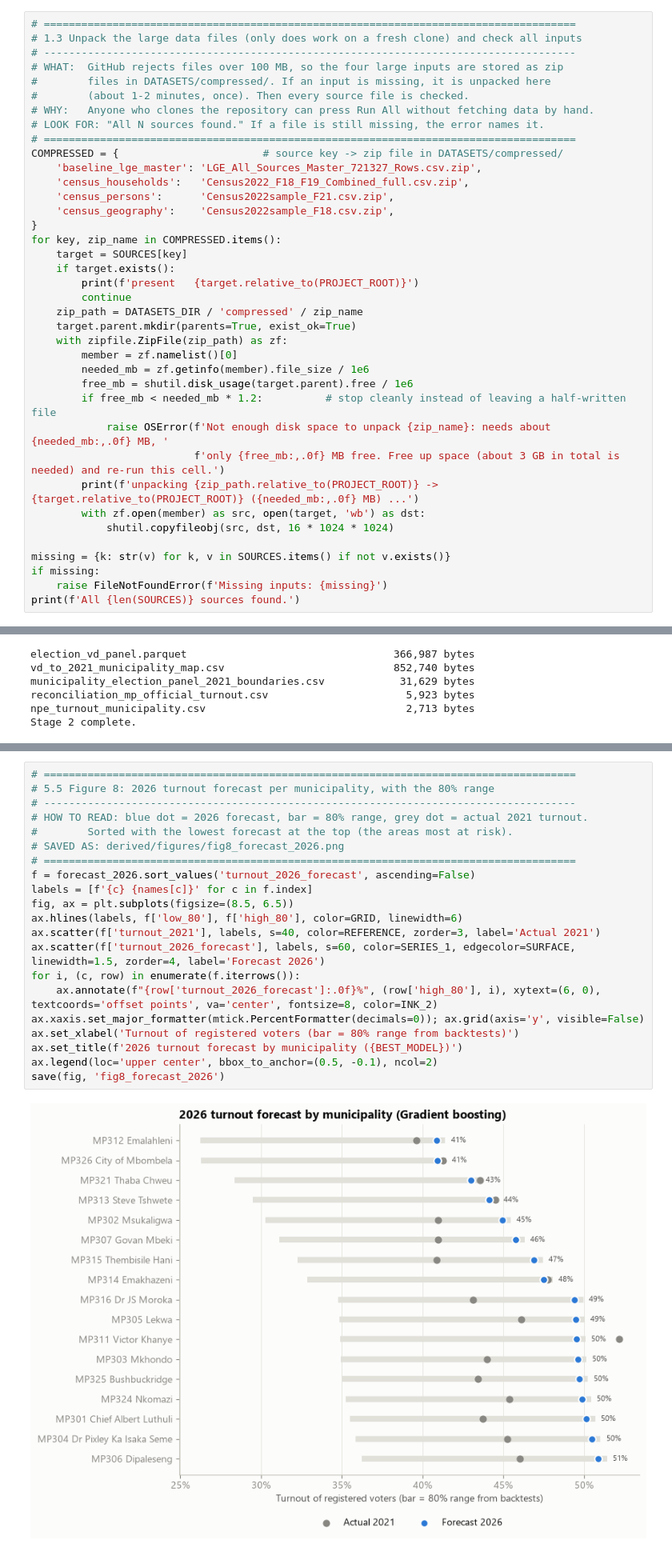
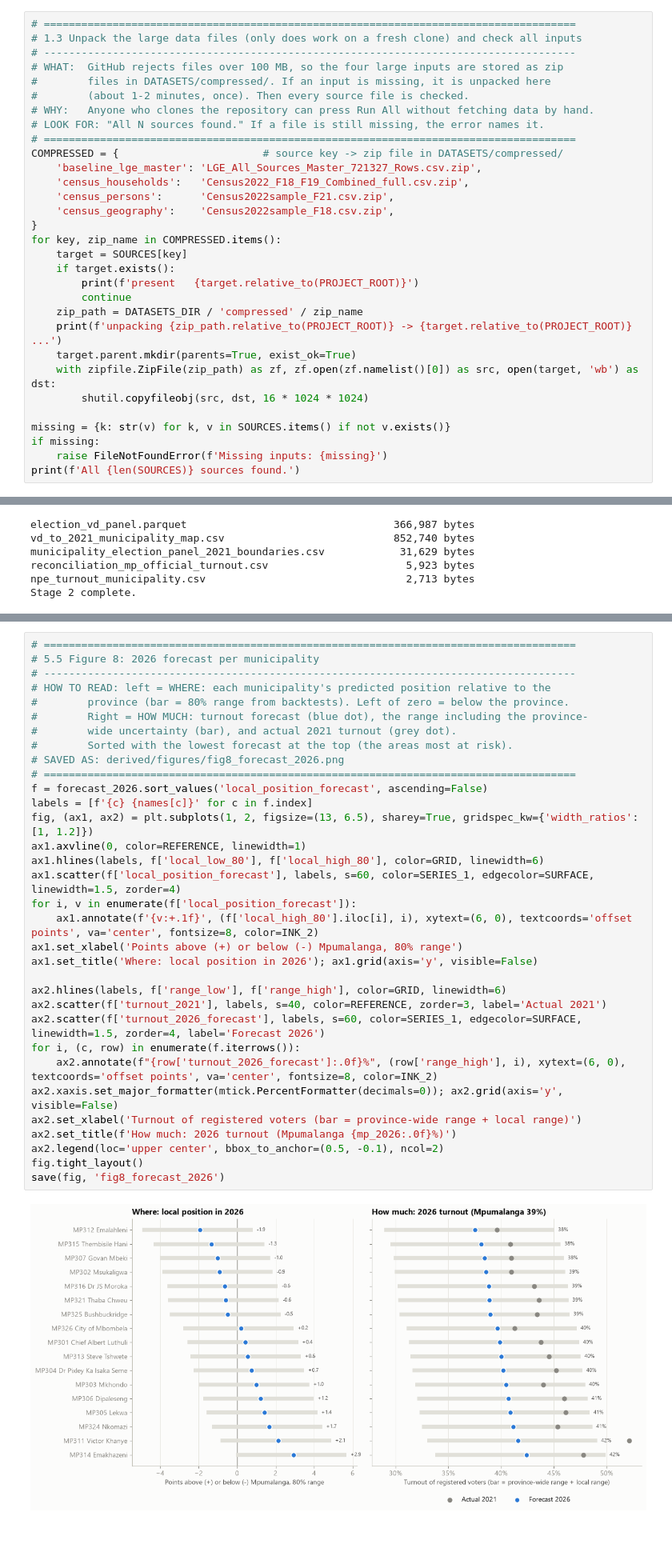
Before and after one commit to jaydenmanca/DIRISA_PROJECT, a Jupyter notebook: model.ipynb, the cells around one changed output, grey strips where cells are left out. Shown at 80% size. Saved outputs shown, nothing was run; the diff lists cells and outputs as text.

```diff
--- a/model.ipynb
+++ b/model.ipynb
@@ -185,17 +185,10 @@ for key, zip_name in COMPRESSED.items():
         print(f'present   {target.relative_to(PROJECT_ROOT)}')
         continue
     zip_path = DATASETS_DIR / 'compressed' / zip_name
+    print(f'unpacking {zip_path.relative_to(PROJECT_ROOT)} -> {target.relative_to(PROJECT_ROOT)} ...')
     target.parent.mkdir(parents=True, exist_ok=True)
-    with zipfile.ZipFile(zip_path) as zf:
-        member = zf.namelist()[0]
-        needed_mb = zf.getinfo(member).file_size / 1e6
-        free_mb = shutil.disk_usage(target.parent).free / 1e6
-        if free_mb < needed_mb * 1.2:          # stop cleanly instead of leaving a half-written file
-            raise OSError(f'Not enough disk space to unpack {zip_name}: needs about {needed_mb:,.0f} MB, '
-                          f'only {free_mb:,.0f} MB free. Free up space (about 3 GB in total is needed) and re-run this cell.')
-        print(f'unpacking {zip_path.relative_to(PROJECT_ROOT)} -> {target.relative_to(PROJECT_ROOT)} ({needed_mb:,.0f} MB) ...')
-        with zf.open(member) as src, open(target, 'wb') as dst:
-            shutil.copyfileobj(src, dst, 16 * 1024 * 1024)
+    with zipfile.ZipFile(zip_path) as zf, zf.open(zf.namelist()[0]) as src, open(target, 'wb') as dst:
+        shutil.copyfileobj(src, dst, 16 * 1024 * 1024)
 
 missing = {k: str(v) for k, v in SOURCES.items() if not v.exists()}
 if missing:
@@ -1994,26 +2244,38 @@ Most important features (increase in error, pp, when shuffled):
 # %%
 # =====================================================================================
-# 5.5 Figure 8: 2026 turnout forecast per municipality, with the 80% range
+# 5.5 Figure 8: 2026 forecast per municipality
 # -------------------------------------------------------------------------------------
-# HOW TO READ: blue dot = 2026 forecast, bar = 80% range, grey dot = actual 2021 turnout.
+# HOW TO READ: left = WHERE: each municipality's predicted position relative to the
+#        province (bar = 80% range from backtests). Left of zero = below the province.
+#        Right = HOW MUCH: turnout forecast (blue dot), the range including the province-
+#        wide uncertainty (bar), and actual 2021 turnout (grey dot).
 #        Sorted with the lowest forecast at the top (the areas most at risk).
 # SAVED AS: derived/figures/fig8_forecast_2026.png
 # =====================================================================================
-f = forecast_2026.sort_values('turnout_2026_forecast', ascending=False)
+f = forecast_2026.sort_values('local_position_forecast', ascending=False)
 labels = [f'{c} {names[c]}' for c in f.index]
-fig, ax = plt.subplots(figsize=(8.5, 6.5))
-ax.hlines(labels, f['low_80'], f['high_80'], color=GRID, linewidth=6)
-ax.scatter(f['turnout_2021'], labels, s=40, color=REFERENCE, zorder=3, label='Actual 2021')
-ax.scatter(f['turnout_2026_forecast'], labels, s=60, color=SERIES_1, edgecolor=SURFACE, linewidth=1.5, zorder=4, label='Forecast 2026')
+fig, (ax1, ax2) = plt.subplots(1, 2, figsize=(13, 6.5), sharey=True, gridspec_kw={'width_ratios': [1, 1.2]})
+ax1.axvline(0, color=REFERENCE, linewidth=1)
+ax1.hlines(labels, f['local_low_80'], f['local_high_80'], color=GRID, linewidth=6)
+ax1.scatter(f['local_position_forecast'], labels, s=60, color=SERIES_1, edgecolor=SURFACE, linewidth=1.5, zorder=4)
+for i, v in enumerate(f['local_position_forecast']):
+    ax1.annotate(f'{v:+.1f}', (f['local_high_80'].iloc[i], i), xytext=(6, 0), textcoords='offset points', va='center', fontsize=8, color=INK_2)
+ax1.set_xlabel('Points above (+) or below (-) Mpumalanga, 80% range')
+ax1.set_title('Where: local position in 2026'); ax1.grid(axis='y', visible=False)
+
+ax2.hlines(labels, f['range_low'], f['range_high'], color=GRID, linewidth=6)
+ax2.scatter(f['turnout_2021'], labels, s=40, color=REFERENCE, zorder=3, label='Actual 2021')
+ax2.scatter(f['turnout_2026_forecast'], labels, s=60, color=SERIES_1, edgecolor=SURFACE, linewidth=1.5, zorder=4, label='Forecast 2026')
 for i, (c, row) in enumerate(f.iterrows()):
-    ax.annotate(f"{row['turnout_2026_forecast']:.0f}%", (row['high_80'], i), xytext=(6, 0), textcoords='offset points', va='center', fontsize=8, color=INK_2)
-ax.xaxis.set_major_formatter(mtick.PercentFormatter(decimals=0)); ax.grid(axis='y', visible=False)
-ax.set_xlabel('Turnout of registered voters (bar = 80% range from backtests)')
-ax.set_title(f'2026 turnout forecast by municipality ({BEST_MODEL})')
-ax.legend(loc='upper center', bbox_to_anchor=(0.5, -0.1), ncol=2)
+    ax2.annotate(f"{row['turnout_2026_forecast']:.0f}%", (row['range_high'], i), xytext=(6, 0), textcoords='offset points', va='center', fontsize=8, color=INK_2)
+ax2.xaxis.set_major_formatter(mtick.PercentFormatter(decimals=0)); ax2.grid(axis='y', visible=False)
+ax2.set_xlabel('Turnout of registered voters (bar = province-wide range + local range)')
+ax2.set_title(f'How much: 2026 turnout (Mpumalanga {mp_2026:.0f}%)')
+ax2.legend(loc='upper center', bbox_to_anchor=(0.5, -0.1), ncol=2)
+fig.tight_layout()
 save(fig, 'fig8_forecast_2026')
 # %% [output]
-[figure, old version]
+[figure, new version]
 # %%
 # =====================================================================================
 # 5.6 Part B: registration gap vs turnout gap
```
Also changed, not shown: parts of 23 cells of this notebook, 18 other files.
